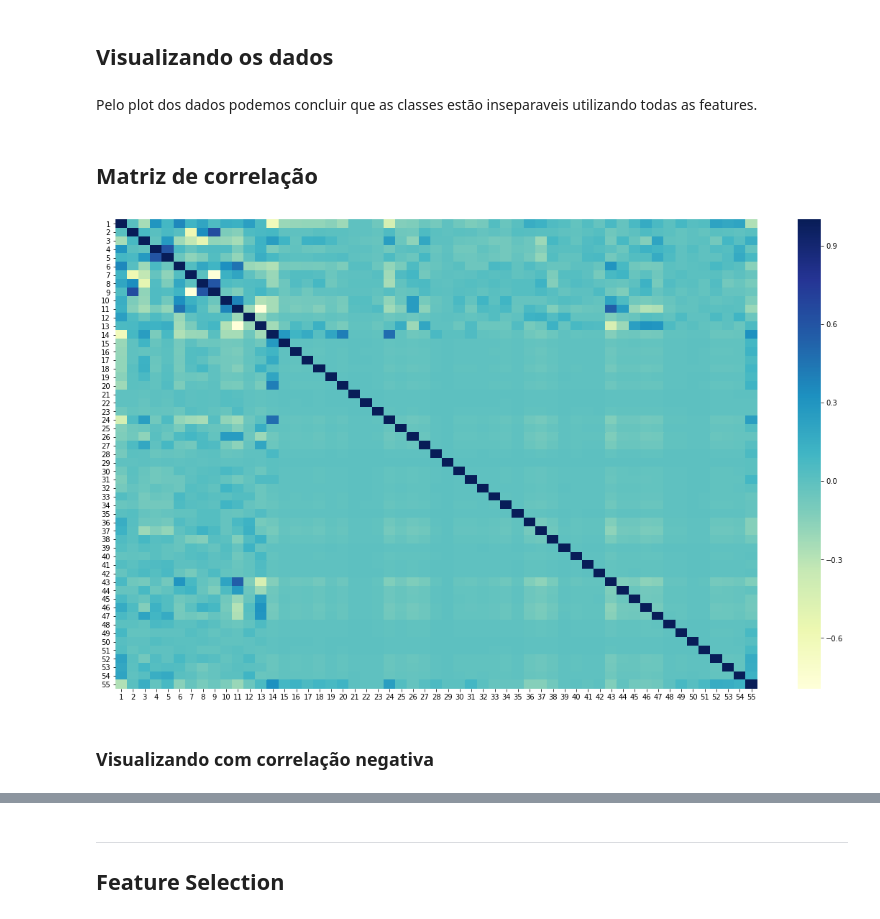
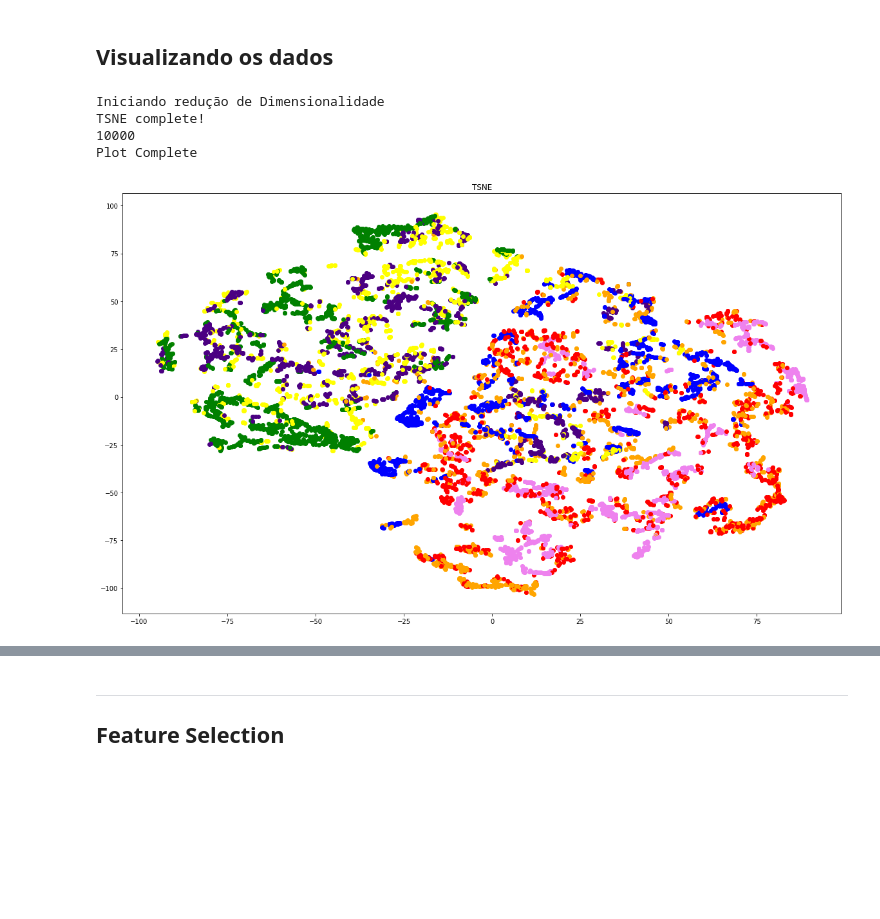
Before and after one commit to Machine-Learning-FGA/ForestCover-Problem, a Jupyter notebook: Initial Analysis.ipynb, the cells around one changed output, grey strips where cells are left out. Cells and saved outputs as stored; diff of their text form; code cells hidden in the pictures; blank space fills up the shorter version.

```diff
--- a/Initial Analysis.ipynb
+++ b/Initial Analysis.ipynb
@@ -71,41 +86,33 @@ test.head()
 # %%
 import matplotlib.pyplot as plt
 from sklearn.decomposition import PCA
 from sklearn.manifold import TSNE
 import numpy as np
 
 pca = TSNE(n_components=2)
 
-print('Iniciando redução de feature')
+print('Iniciando redução de Dimensionalidade')
 
 vis = pca.fit_transform(data_2.iloc[:, :-1],data_2.iloc[:,-1])
 
-print('PCA complete!')
+print('TSNE complete!')
 
 data_array = np.array(data_2.iloc[:])
 
 colors = {1:'red', 2: 'orange', 3: 'yellow', 4:'green', 5:'blue', 6:'indigo', 7:'violet'}
 
 print(vis.shape[0])
 
 for i in range(vis.shape[0]):
     print(i, end='\r')
     plt.scatter(vis[i,0], vis[i,1], c=colors[data_array[i,-1]])
 
 print('Plot Complete')
-
+plt.title('TSNE')
 plt.show()
+# %% [output]
+Iniciando redução de Dimensionalidade
+TSNE complete!
+10000
+Plot Complete
+[figure, added]
-# %% [markdown]
-Pelo plot dos dados podemos concluir que as classes estão inseparaveis utilizando todas as features.
-# %% [markdown]
-## Matriz de correlação
-# %%
-import seaborn
-import matplotlib.pyplot as plt
-
-seaborn.heatmap(data.corr().iloc[:,:],cmap="YlGnBu")
-plt.show()
-# %% [output]
-[figure, removed]
-# %% [markdown]
-### Visualizando com correlação negativa
```
Also changed, not shown: parts of 16 cells of this notebook, 1 other file.
